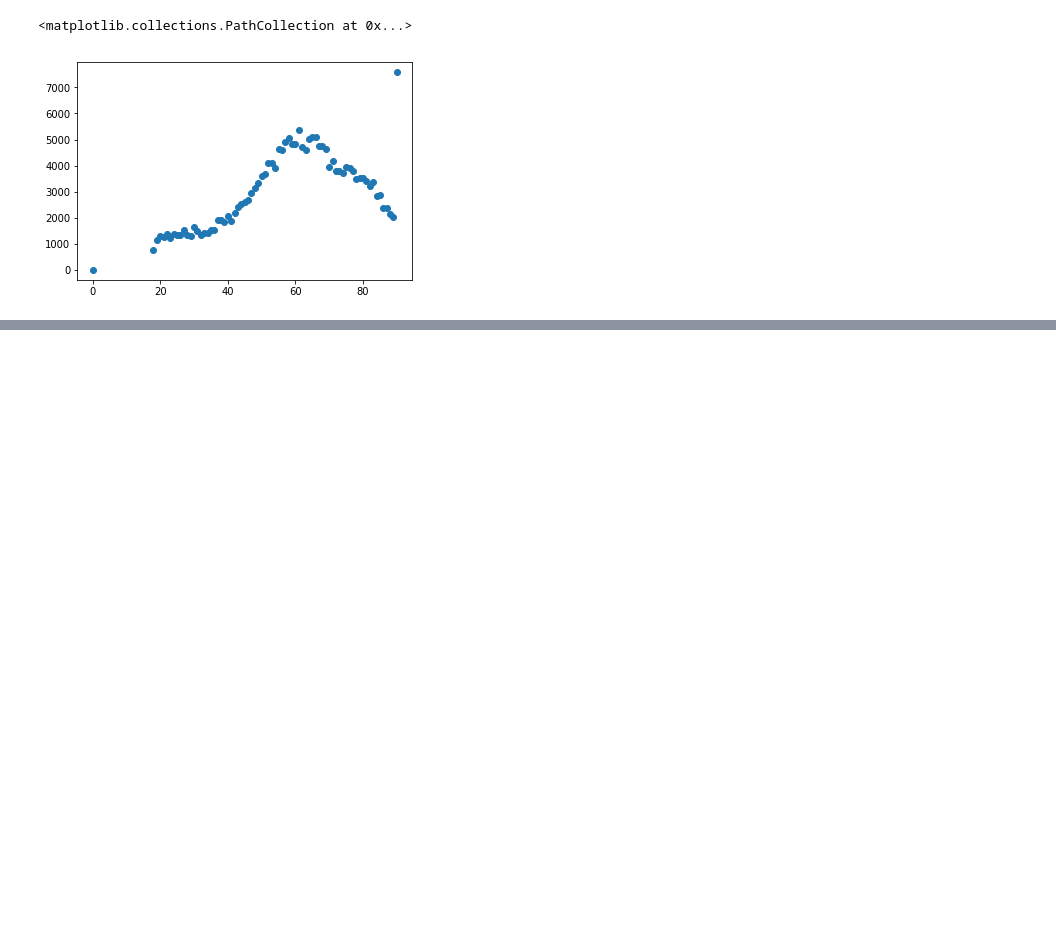
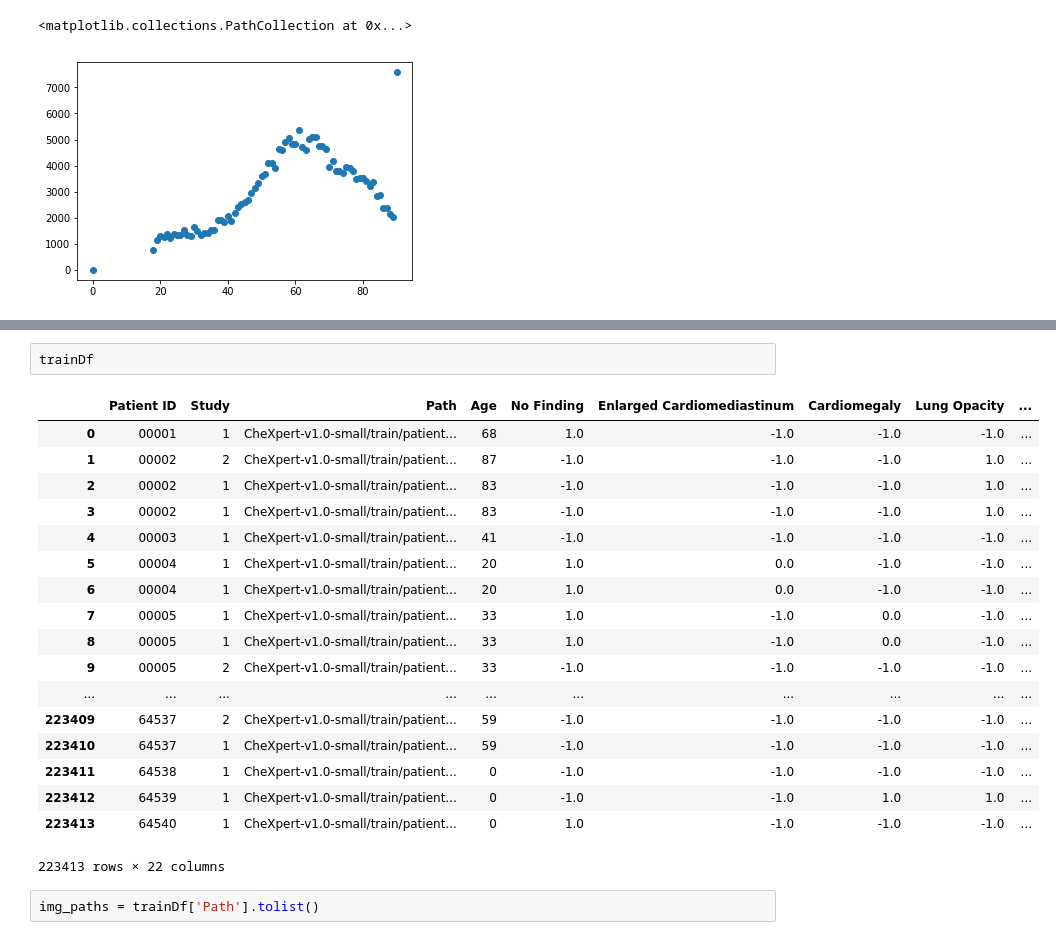
Before and after one commit to mattthelee/ChestXRadiologist, a Jupyter notebook: MDL-Notebook.ipynb, the cells around one changed output, grey strips where cells are left out. Cells and saved outputs as stored; diff of their text form; blank space fills up the shorter version.

```diff
--- a/MDL-Notebook.ipynb
+++ b/MDL-Notebook.ipynb
@@ -41,0 +87,23 @@ plt.show()
+# %%
+trainDf
+# %% [output]
+|  | Patient ID | Study | Path | Age | No Finding | Enlarged Cardiomediastinum | Cardiomegaly | Lung Opacity | ... |
+| 0 | 00001 | 1 | CheXpert-v1.0-small/train/patient... | 68 | 1.0 | -1.0 | -1.0 | -1.0 | ... |
+| 1 | 00002 | 2 | CheXpert-v1.0-small/train/patient... | 87 | -1.0 | -1.0 | -1.0 | 1.0 | ... |
+| 2 | 00002 | 1 | CheXpert-v1.0-small/train/patient... | 83 | -1.0 | -1.0 | -1.0 | 1.0 | ... |
+| 3 | 00002 | 1 | CheXpert-v1.0-small/train/patient... | 83 | -1.0 | -1.0 | -1.0 | 1.0 | ... |
+| 4 | 00003 | 1 | CheXpert-v1.0-small/train/patient... | 41 | -1.0 | -1.0 | -1.0 | -1.0 | ... |
+| 5 | 00004 | 1 | CheXpert-v1.0-small/train/patient... | 20 | 1.0 | 0.0 | -1.0 | -1.0 | ... |
+| 6 | 00004 | 1 | CheXpert-v1.0-small/train/patient... | 20 | 1.0 | 0.0 | -1.0 | -1.0 | ... |
+| 7 | 00005 | 1 | CheXpert-v1.0-small/train/patient... | 33 | 1.0 | -1.0 | 0.0 | -1.0 | ... |
+| 8 | 00005 | 1 | CheXpert-v1.0-small/train/patient... | 33 | 1.0 | -1.0 | 0.0 | -1.0 | ... |
+| 9 | 00005 | 2 | CheXpert-v1.0-small/train/patient... | 33 | -1.0 | -1.0 | -1.0 | -1.0 | ... |
+| ... | ... | ... | ... | ... | ... | ... | ... | ... | ... |
+| 223409 | 64537 | 2 | CheXpert-v1.0-small/train/patient... | 59 | -1.0 | -1.0 | -1.0 | -1.0 | ... |
+| 223410 | 64537 | 1 | CheXpert-v1.0-small/train/patient... | 59 | -1.0 | -1.0 | -1.0 | -1.0 | ... |
+| 223411 | 64538 | 1 | CheXpert-v1.0-small/train/patient... | 0 | -1.0 | -1.0 | -1.0 | -1.0 | ... |
+| 223412 | 64539 | 1 | CheXpert-v1.0-small/train/patient... | 0 | -1.0 | -1.0 | 1.0 | 1.0 | ... |
+| 223413 | 64540 | 1 | CheXpert-v1.0-small/train/patient... | 0 | 1.0 | -1.0 | -1.0 | -1.0 | ... |
+223413 rows × 22 columns
+# %%
+img_paths = trainDf['Path'].tolist()
```
Also changed, not shown: parts of 9 cells of this notebook.
